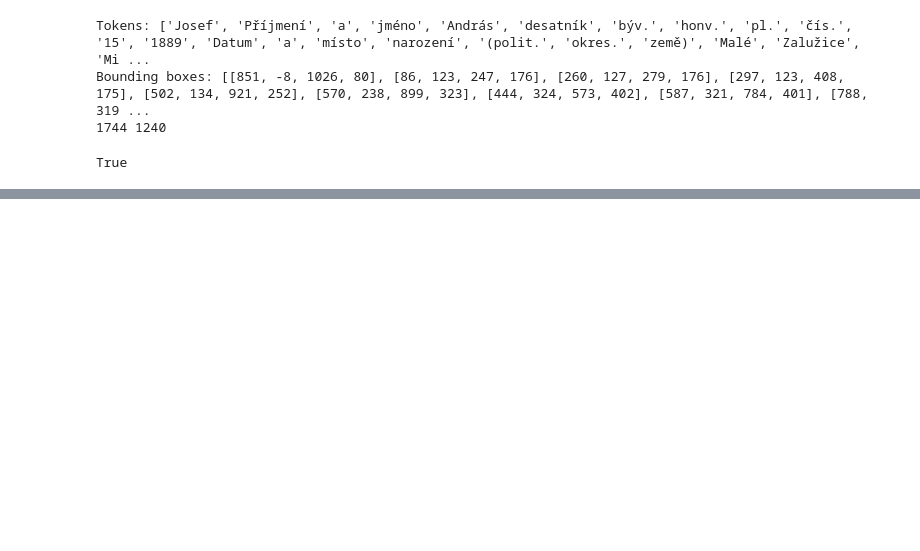
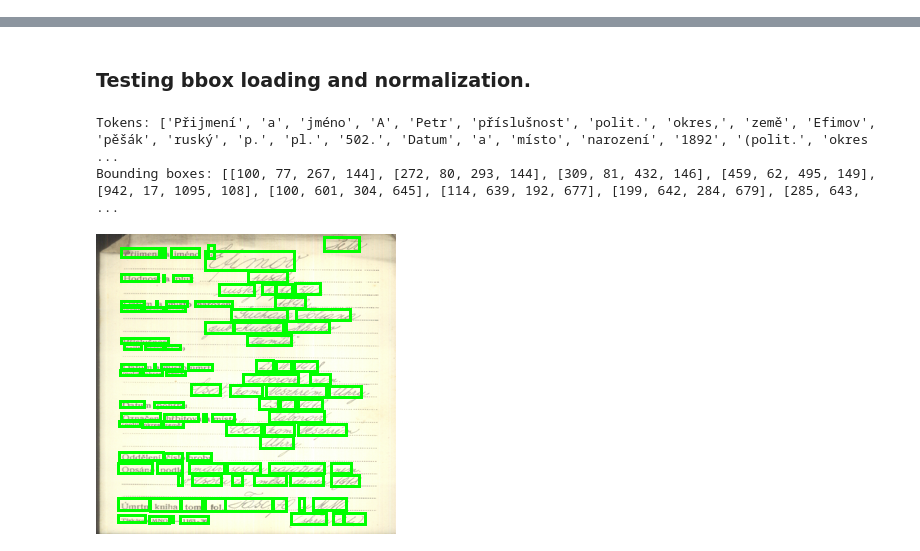
Before and after one commit to Fergons/KIE, a Jupyter notebook: layoutxlm.ipynb, the cells around one changed output, grey strips where cells are left out. Cells and saved outputs as stored; diff of their text form; code cells hidden in the pictures; blank space fills up the shorter version.

```diff
--- a/layoutxlm.ipynb
+++ b/layoutxlm.ipynb
@@ -1,6 +1,5 @@
 # %%
 import xml.etree.ElementTree as ET
-import cv2
 
 def normalize_bbox(bbox, width, height, scale=1000):
      return [
@@ -9,6 +8,14 @@ def normalize_bbox(bbox, width, height, scale=1000):
          int(scale * (bbox[2] / width)),
          int(scale * (bbox[3] / height)),
      ]
+
+def unnormalize_bbox(bbox, width, height, scale=1000):
+    return [
+        int((bbox[0] / scale) * width),
+        int((bbox[1] / scale) * height),
+        int((bbox[2] / scale) * width),
+        int((bbox[3] / scale) * height),
+    ]
 
 def load_and_process_alto(alto_file):
     """
@@ -103,41 +110,18 @@ def is_inside(box1, box2):
   x_left1, y_top1, x_right1, y_bottom1 = box1
   x_left2, y_top2, x_right2, y_bottom2 = box2
   return x_left1 >= x_left2 and y_top1 >= y_top2 and x_right1 <= x_right2 and y_bottom1 <= y_bottom2
-# %%
-alto_file = "in.xml"
-tokens, bounding_boxes = load_and_process_alto(alto_file)
-
-print("Tokens:", tokens)
-print("Bounding boxes:", bounding_boxes)
-
-# save image with bounding boxes drawn
-image_file = "1.jpg"
-image = cv2.imread(image_file)
-#get width and height of the image
-height, width, _ = image.shape
-print(height, width)
-for bbox in bounding_boxes:
-    x1, y1, x2, y2 = bbox
-    if x1 < 0:
-        x1 = 0
-    if y1 < 0:
-        y1 = 0
-    cv2.rectangle(image, (x1, y1), (x2, y2), (0, 255, 0), 3)
-
-cv2.imwrite("out.jpg", image)
-# %% [output]
-Tokens: ['Josef', 'Příjmení', 'a', 'jméno', 'András', 'desatník', 'býv.', 'honv.', 'pl.', 'čís.', '15', '1889', 'Datum', 'a', 'místo', 'narození', '(polit.', 'okres.', 'země)', 'Malé', 'Zalužice', 'Mi ...
-Bounding boxes: [[851, -8, 1026, 80], [86, 123, 247, 176], [260, 127, 279, 176], [297, 123, 408, 175], [502, 134, 921, 252], [570, 238, 899, 323], [444, 324, 573, 402], [587, 321, 784, 401], [788, 319 ...
-1744 1240
-True
 # %%
 import pandas as pd
 from pathlib import Path
 
 DATA_DIR = Path("data")
 DATASET = DATA_DIR / "VHA"
-TEST_FILE_XML = DATASET / "alto" / "1.xml"
-dataset = pd.read_csv(DATASET / "csv.csv")
+DATASET_ALTO = DATASET / "alto"
+DATASET_IMAGES = DATASET / "images"
+TEST_FILE_ALTO = DATASET_ALTO / "1.xml"
+TEST_FILE_IMAGE = DATASET_IMAGES / "1.jpg"
+DATASET_CSV = list(DATASET.glob("*.csv"))[0]
+dataset = pd.read_csv(DATASET_CSV)
 dataset.head()
 # %% [output]
 |  | annotation_id | annotator | bbox | created_at | id | label | lead_time | ocr | poly | ... |
@@ -156,6 +140,34 @@ dataset.head()
 | 2 | 3786 | 23 | [{"x":6.44465698634901,"y":5.8400... | 2024-04-24T13:51:49.487793Z | 60190 | [{"x":6.44465698634901,"y":5.8400... | 124.145 | /data/upload/14/74ac1cc0-3.jpg | NaN | ... |
 | 3 | 3792 | 23 | [{"x":6.933212176283508,"y":5.281... | 2024-04-24T13:55:04.214951Z | 60191 | [{"x":6.933212176283508,"y":5.281... | 146.150 | /data/upload/14/20ceb832-4.jpg | NaN | ... |
 | 4 | 3793 | 23 | [{"x":7.304634257155838,"y":6.338... | 2024-04-24T13:55:47.019083Z | 60192 | [{"x":7.304634257155838,"y":6.338... | 33.555 | /data/upload/14/50ae42e5-5.jpg | NaN | ... |
+# %% [markdown]
+### Testing bbox loading and normalization.
+# %%
+from PIL import Image, ImageDraw
+
+tokens, bounding_boxes = load_and_process_alto(TEST_FILE_ALTO)
+print("Tokens:", tokens)
+print("Bounding boxes:", bounding_boxes)
+
+image = Image.open(TEST_FILE_IMAGE)
+orig_width, orig_height = image.size
+new_width, new_height = 300, 300
+image = image.resize((new_width, new_height))
+draw = ImageDraw.Draw(image)
+
+for bbox in bounding_boxes:
+    x1, y1, x2, y2 = normalize_bbox(bbox, orig_width, orig_height)
+    if x1 < 0:
+        x1 = 0
+    if y1 < 0:
+        y1 = 0
+    draw.rectangle(unnormalize_bbox((x1,y1,x2,y2), new_width, new_height), None, (0, 255, 0), 3)
+
+image
+# %% [output]
+Tokens: ['Přijmení', 'a', 'jméno', 'A', 'Petr', 'příslušnost', 'polit.', 'okres,', 'země', 'Efimov', 'pěšák', 'ruský', 'p.', 'pl.', '502.', 'Datum', 'a', 'místo', 'narození', '1892', '(polit.', 'okres ...
+Bounding boxes: [[100, 77, 267, 144], [272, 80, 293, 144], [309, 81, 432, 146], [459, 62, 495, 149], [942, 17, 1095, 108], [100, 601, 304, 645], [114, 639, 192, 677], [199, 642, 284, 679], [285, 643,  ...
+[figure, added]
 # %%
 import json
 def label_tokens(tokens, bboxes, annotation):
```
Also changed, not shown: parts of 3 cells of this notebook.
